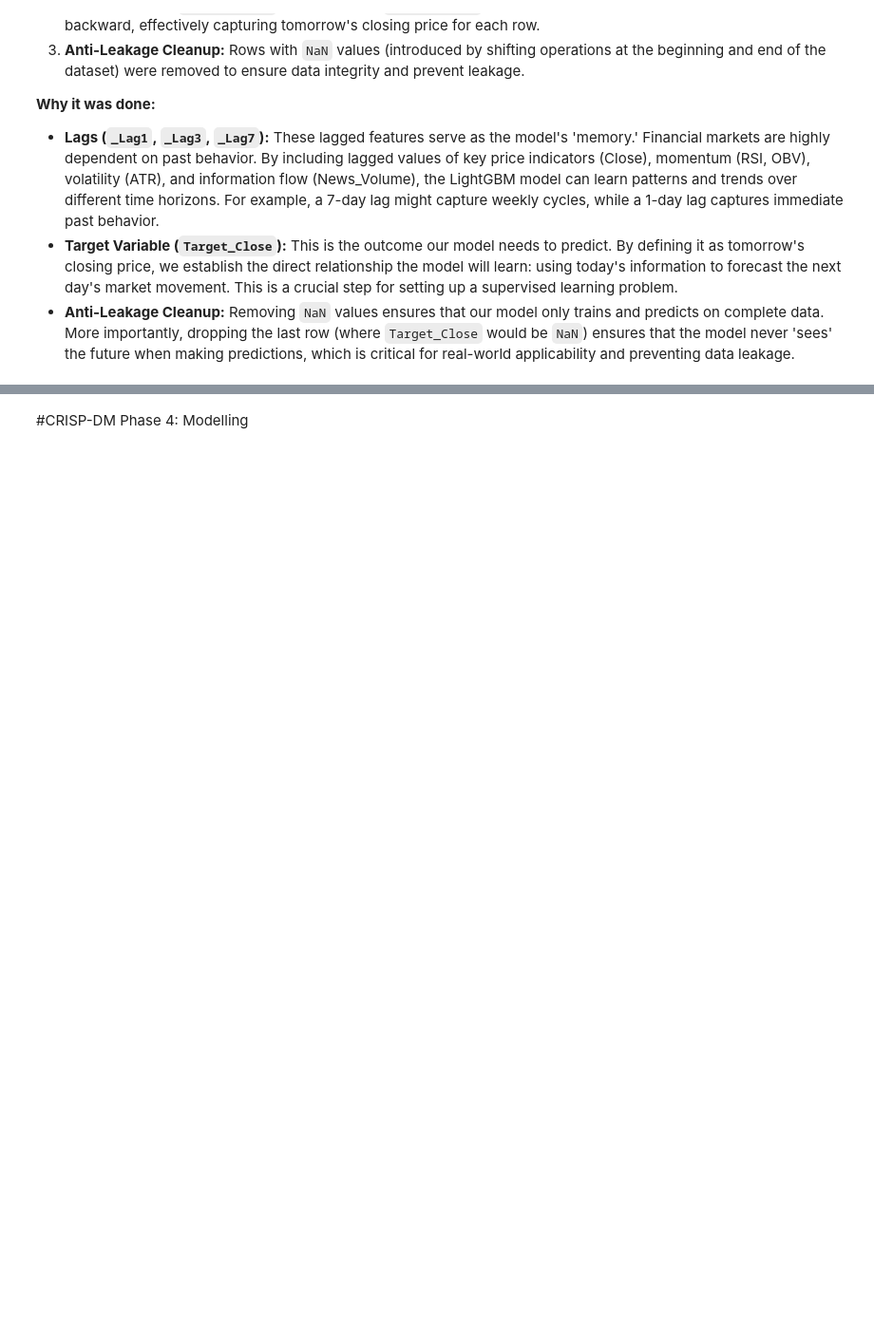
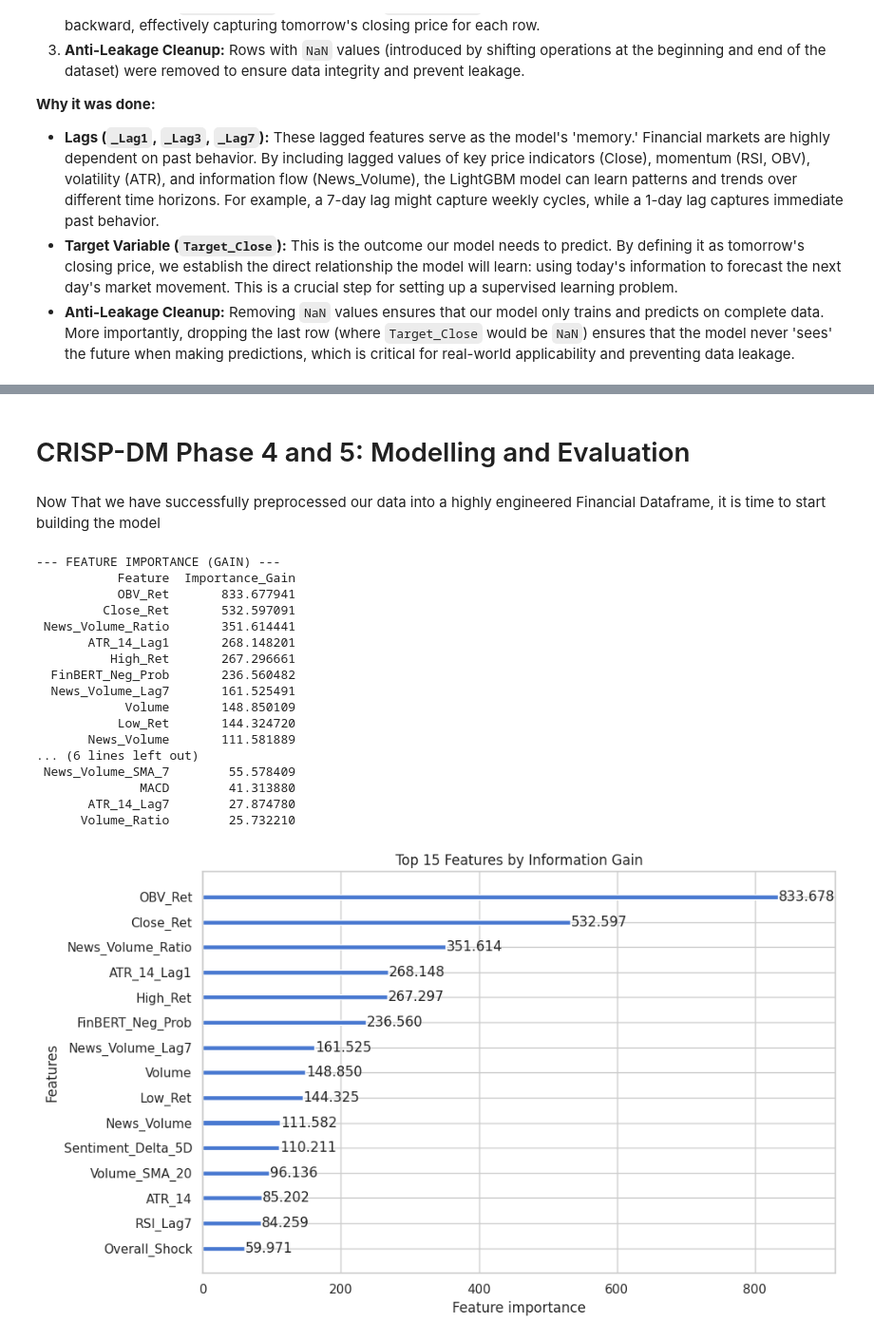
Before and after one commit to husseinabdelbary/Hussein-Abdelbary-s-Bachelor-Project, a Jupyter notebook: Bachelor_Thesis_HA2026.ipynb, the cells around one changed output, grey strips where cells are left out. Shown at 95% size. Saved outputs shown, nothing was run; the diff lists cells and outputs as text; code cells hidden in the pictures; blank space fills up the shorter version.

```diff
--- a/Bachelor_Thesis_HA2026.ipynb
+++ b/Bachelor_Thesis_HA2026.ipynb
@@ -546,2 +965,2 @@ print("Saved absolute final dataset as 'COMI_Golden_Dataset.csv'")
 # %% [markdown]
-#CRISP-DM Phase 4: Modelling
+# CRISP-DM Phase 4 and 5: Modelling and Evaluation
@@ -575,0 +967,43 @@ print("✅ Phase 4 Complete: Model successfully trained and predictions generate
+# %% [markdown]
+Now That we have successfully preprocessed our data into a highly engineered Financial Dataframe, it is time to start building the model
+# %%
+import pandas as pd
+import matplotlib.pyplot as plt
+
+# 1. Extract the best model from your randomized search
+best_model = random_search.best_estimator_
+
+# 2. Extract feature importances based on 'gain'
+# (Gain measures how much a feature actually improved accuracy, not just how often it was used)
+importance_df = pd.DataFrame({
+    'Feature': X_train.columns,
+    'Importance_Gain': best_model.booster_.feature_importance(importance_type='gain')
+}).sort_values(by='Importance_Gain', ascending=False)
+
+# 3. Display the results
+print("--- FEATURE IMPORTANCE (GAIN) ---")
+print(importance_df.head(20).to_string(index=False))
+
+# 4. Visual Plot
+lgb.plot_importance(best_model, importance_type='gain', max_num_features=15, figsize=(10, 6), title="Top 15 Features by Information Gain")
+plt.tight_layout()
+plt.show()
+# %% [output]
+--- FEATURE IMPORTANCE (GAIN) ---
+           Feature  Importance_Gain
+           OBV_Ret       833.677941
+         Close_Ret       532.597091
+ News_Volume_Ratio       351.614441
+       ATR_14_Lag1       268.148201
+          High_Ret       267.296661
+  FinBERT_Neg_Prob       236.560482
+  News_Volume_Lag7       161.525491
+            Volume       148.850109
+           Low_Ret       144.324720
+       News_Volume       111.581889
+... (6 lines left out)
+ News_Volume_SMA_7        55.578409
+              MACD        41.313880
+       ATR_14_Lag7        27.874780
+      Volume_Ratio        25.732210
+[figure, added]
```
Also changed, not shown: parts of 34 cells of this notebook.
